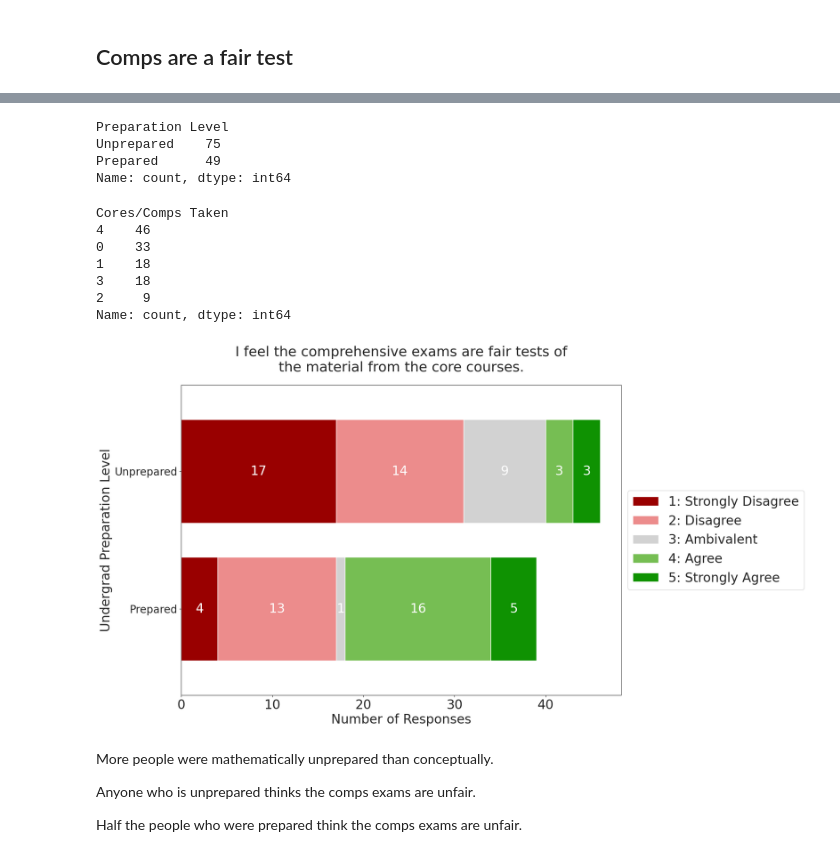
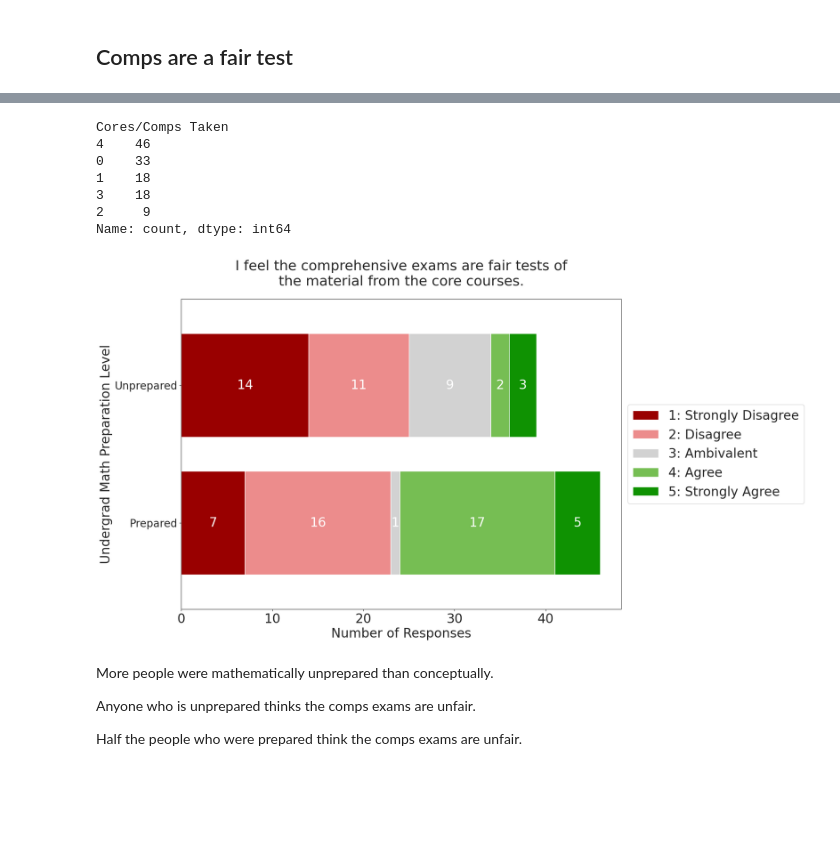
Before and after one commit to melilly/qol-survey, a Jupyter notebook: Melissa_Survey.ipynb, the cells around one changed output, grey strips where cells are left out. Saved outputs shown, nothing was run; the diff lists cells and outputs as text; code cells hidden in the pictures; blank space fills up the shorter version.

Commit message:
All data in the same QOLData

```diff
--- a/Melissa_Survey.ipynb
+++ b/Melissa_Survey.ipynb
@@ -141,3 +184,17 @@ def histogram(column):
+# %%
+QOLData['Math Preparation Level'] = np.select([QOLData['Undergrad Prep Math'].isin([4, 5])], ["Prepared"], default="Unprepared")
+QOLData['Math Preparation Level'] = pd.Categorical(
+    QOLData['Math Preparation Level'],
+    categories=['Prepared', 'Unprepared'],
+    ordered=True
+)
+
+QOLData['Concept Preparation Level'] = np.select([QOLData['Undergrad Prep Concept'].isin([4, 5])], ["Prepared"], default="Unprepared")
+QOLData['Concept Preparation Level'] = pd.Categorical(
+    QOLData['Concept Preparation Level'],
+    categories=['Prepared', 'Unprepared'],
+    ordered=True
+)
 # %% [markdown]
 # Comps
 # %% [markdown]
@@ -167,49 +202,30 @@ plt.show()
-# %%
-QOLPreparation = QOLData.copy()
-
-conditions = [
-    (QOLData['Undergrad Prep Concept'].isin([4, 5]) & QOLData['Undergrad Prep Math'].isin([4, 5]))
-]
-
-QOLPreparation['Preparation Level'] = np.select(conditions, ["Prepared"], default="Unprepared")
-QOLPreparation['Preparation Level'] = pd.Categorical(
-    QOLPreparation['Preparation Level'],
-    categories=['Prepared', 'Unprepared'],
-    ordered=True
-)
-print(QOLPreparation["Preparation Level"].value_counts())
-# %% [output]
-Preparation Level
-Unprepared    75
-Prepared      49
-Name: count, dtype: int64
 # %%
 ## same plot but by how many core/comp pairs they've taken
 ## there's also the "core classes prepared me well for the comps" questions
 
 all_classes = ['SM', 'CM', 'QM', 'EM']
 
-QOLPreparation['Cores/Comps Taken'] = 0
+QOLData['Cores/Comps Taken'] = 0
 
 listed_cores = 'Please indicate which of the core courses and comprehensive exams have you already taken.'
 for classes in all_classes:
-    QOLPreparation[f'{classes} Core/Comp Taken'] = 0
+    QOLData[f'{classes} Core/Comp Taken'] = 0
     class_string = f"{classes} Course" if classes != 'QM' else "QM I"
-    QOLPreparation.loc[
-        QOLPreparation[listed_cores].str.contains(f"{classes} Comp", na=False) & \
-        QOLPreparation[listed_cores].str.contains(class_string, na=False), "Cores/Comps Taken"
+    QOLData.loc[
+        QOLData[listed_cores].str.contains(f"{classes} Comp", na=False) & \
+        QOLData[listed_cores].str.contains(class_string, na=False), "Cores/Comps Taken"
     ] += 1
-    QOLPreparation.loc[
-        QOLPreparation[listed_cores].str.contains(f"{classes} Comp", na=False) & \
-        QOLPreparation[listed_cores].str.contains("QM I Course", na=False), f"{classes} Core/Comp Taken"
+    QOLData.loc[
+        QOLData[listed_cores].str.contains(f"{classes} Comp", na=False) & \
+        QOLData[listed_cores].str.contains("QM I Course", na=False), f"{classes} Core/Comp Taken"
     ] = 1
     if classes == 'QM':
-        QOLPreparation.loc[
-            QOLPreparation[listed_cores].str.contains(f"{classes} Comp", na=False) & \
-            QOLPreparation[listed_cores].str.contains("QM II Course", na=False), f"{classes} Core/Comp Taken"
+        QOLData.loc[
+            QOLData[listed_cores].str.contains(f"{classes} Comp", na=False) & \
+            QOLData[listed_cores].str.contains("QM II Course", na=False), f"{classes} Core/Comp Taken"
         ] += 1
 
-print(QOLPreparation['Cores/Comps Taken'].value_counts())
+print(QOLData['Cores/Comps Taken'].value_counts())
 # %% [output]
 Cores/Comps Taken
 4    46
@@ -231,7 +247,7 @@ mapping = {
     5: "Strongly Agree"
 }
 
-counts = QOLPreparation[QOLPreparation["Cores/Comps Taken"] > 0].groupby('Preparation Level')['Comp Fair'].value_counts().unstack()
+counts = QOLData[QOLData["Cores/Comps Taken"] > 0].groupby('Math Preparation Level')['Comp Fair'].value_counts().unstack()
 
 ax = counts.plot.barh(
     stacked=True,
@@ -248,38 +264,38 @@ ax.set_yticklabels(labels, fontsize=fontsize-4)
 
 ax.tick_params(axis='x', labelsize=fontsize)
 ax.set_xlabel('Number of Responses', fontsize=fontsize)
-ax.set_ylabel("Undergrad Preparation Level", fontsize=fontsize)
+ax.set_ylabel("Undergrad Math Preparation Level", fontsize=fontsize)
 ax.set_title(f"{'\n'.join(wrap(Questions['Comp Fair'], 50))}", fontsize=fontsize+2, pad=26)
 
 fig = ax.get_figure()
 fig.set_size_inches(18.5, 10.5)
 
 for i, container in enumerate(ax.containers):
     for rect in container:
         width = rect.get_width()
         height = rect.get_height()
         x = rect.get_x() + width / 2  # Position of the label on the x-axis (center of the bar)
         y = rect.get_y() + height / 2  # Position of the label on the y-axis (center of the bar)
 
         label = f"{int(width)}"
 
         # Add the annotation with the category and count
         ax.annotate(label,
                     (x, y),
                     ha="center",
                     va="center",
                     fontsize=fontsize,
                     color="white")
 
 box = ax.get_position()
 ax.set_position([box.x0, box.y0, box.width * 0.8, box.height])
 legend_labels = ax.get_legend_handles_labels()[1]
 legend_labels = [f"{int(float(l))}: {mapping[int(float(l))]}" for l in legend_labels]
 ax.legend(loc='center left', bbox_to_anchor=(1, 0.5), fontsize=fontsize, labels=legend_labels)
 
 plt.show()
 # %% [output]
-[figure, old version]
+[figure, new version]
 # %% [markdown]
 More people were mathematically unprepared than conceptually.
 
```
Also changed, not shown: parts of 10 cells of this notebook.
